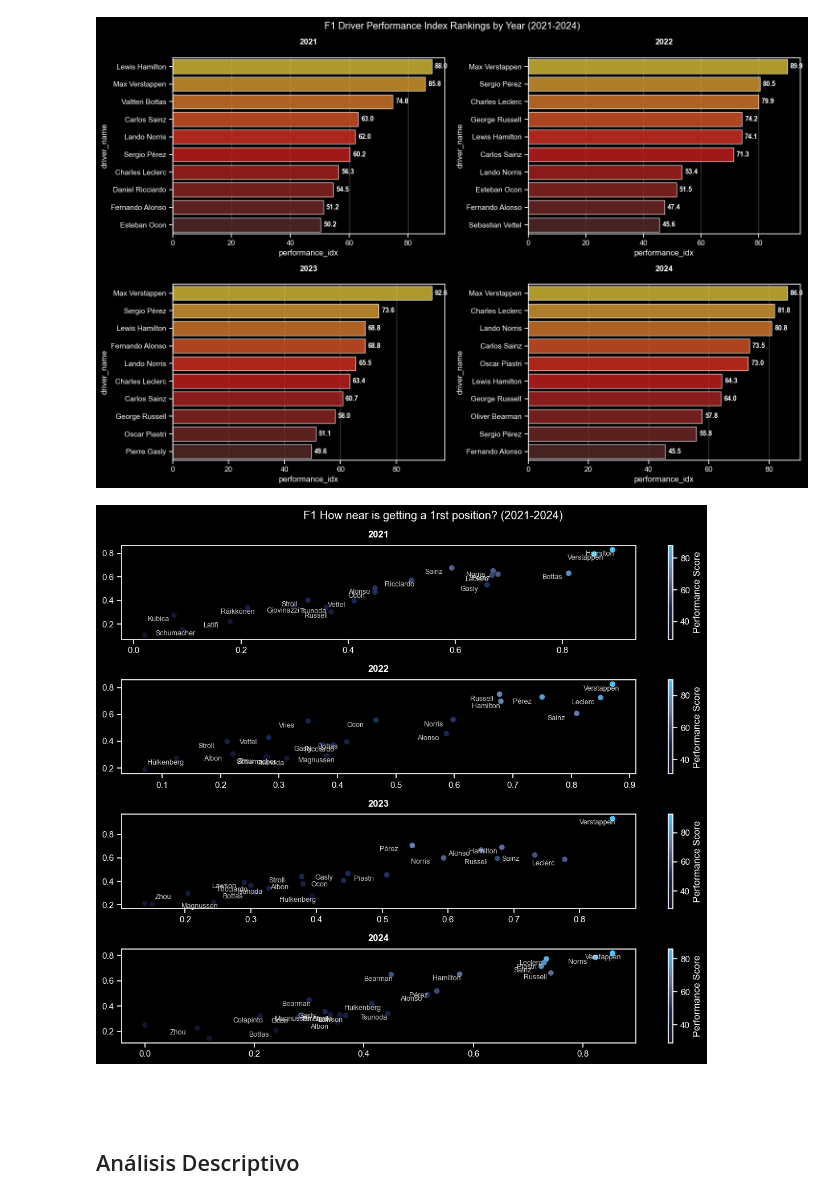
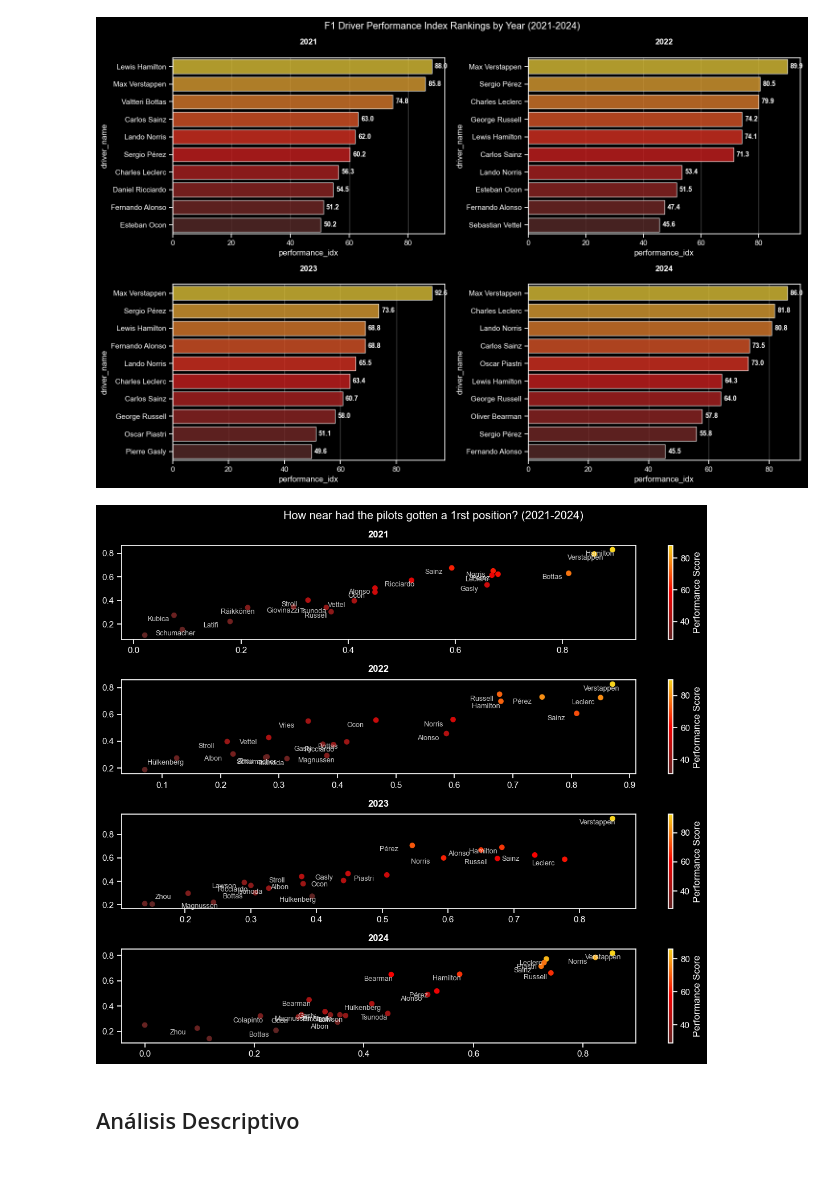
Before and after one commit to Sandovl0593/F1-database-Analysis, a Jupyter notebook: pyEDA.ipynb, the cells around one changed output. Drawn from its saved outputs; the diff is of its cells as text; code cells hidden in the pictures; blank space fills up the shorter version.

```diff
--- a/pyEDA.ipynb
+++ b/pyEDA.ipynb
@@ -344,39 +344,35 @@ plt.show()
 # %% [output]
 [figure]
 # %%
-F1_colors_2 = ['#12142D', '#1B2B5A', '#6674A3', '#47C7FC']
-
 plt.figure(figsize=(12, 10))
-plt.suptitle(f'F1 How near had the pilots gotten a 1rst position? ({year_start}-{max_year})')
-cmap_palette = mcolors.LinearSegmentedColormap.from_list('f1_color', F1_colors_2)
+plt.suptitle(f'How near had the pilots gotten a 1rst position? ({year_start}-{max_year})')
+cmap_palette = mcolors.LinearSegmentedColormap.from_list('f1_color', F1_bar_colors[::-1])
 
 idx = 1
 for year in range(year_start, max_year + 1):
 
     filter_year_metrics = final_metrics[final_metrics["year"] == year]
     filter_year_metrics['norm_fpos'] = 1 - (filter_year_metrics["avg_final_position"] / 20)
     filter_year_metrics['norm_qual'] = 1 - (filter_year_metrics["avg_qualifying"] / 20)
 
     plt.subplot(hbox_subplots_year*2, 1, idx)
     s = plt.scatter(filter_year_metrics['norm_qual'], filter_year_metrics['norm_fpos'], c=filter_year_metrics['performance_idx'], cmap=cmap_palette)
 
     plt.title(f'{year}', fontweight='bold', pad=10)
 
     for _, row in filter_year_metrics.iterrows():
         plt.annotate(row['driver_name'].split()[-1],
                     (row['norm_qual'] - 0.05, row['norm_fpos'] - 0.05),
                     fontsize=9, alpha=0.8)
     plt.colorbar(s, label='Performance Score')
     plt.grid(False)
     plt.tight_layout()
 
     idx += 1
 
 plt.show()
 # %% [output]
-[figure, old version]
+[figure, new version]
-# %% [markdown]
-##
 # %% [markdown]
 ## Análisis Descriptivo
 # %% [markdown]
```
Also changed, not shown: parts of 16 cells of this notebook, 1 other file.
